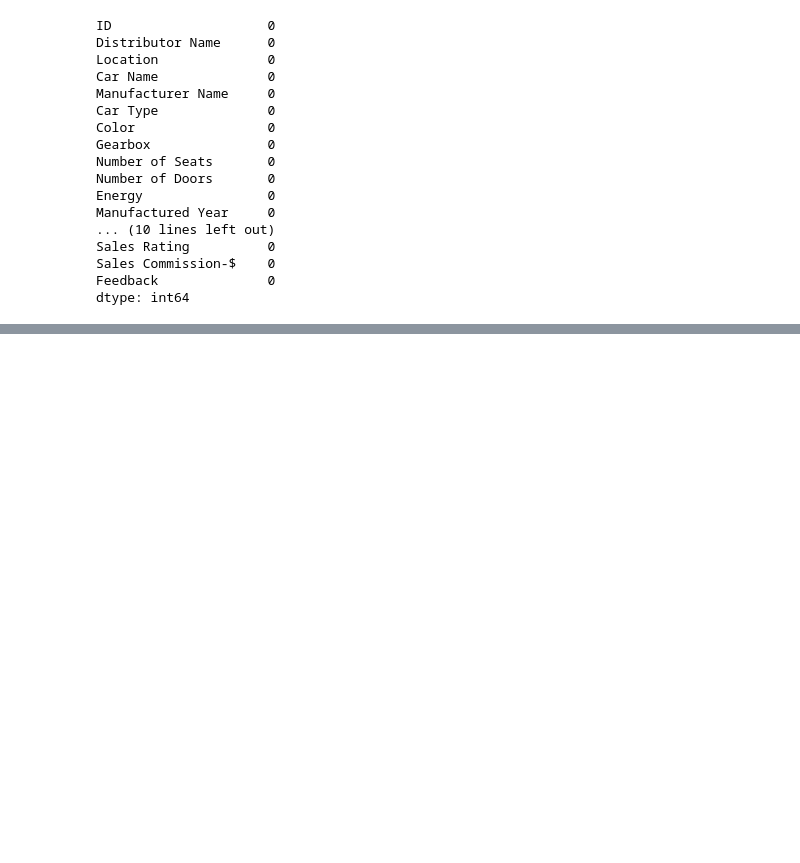
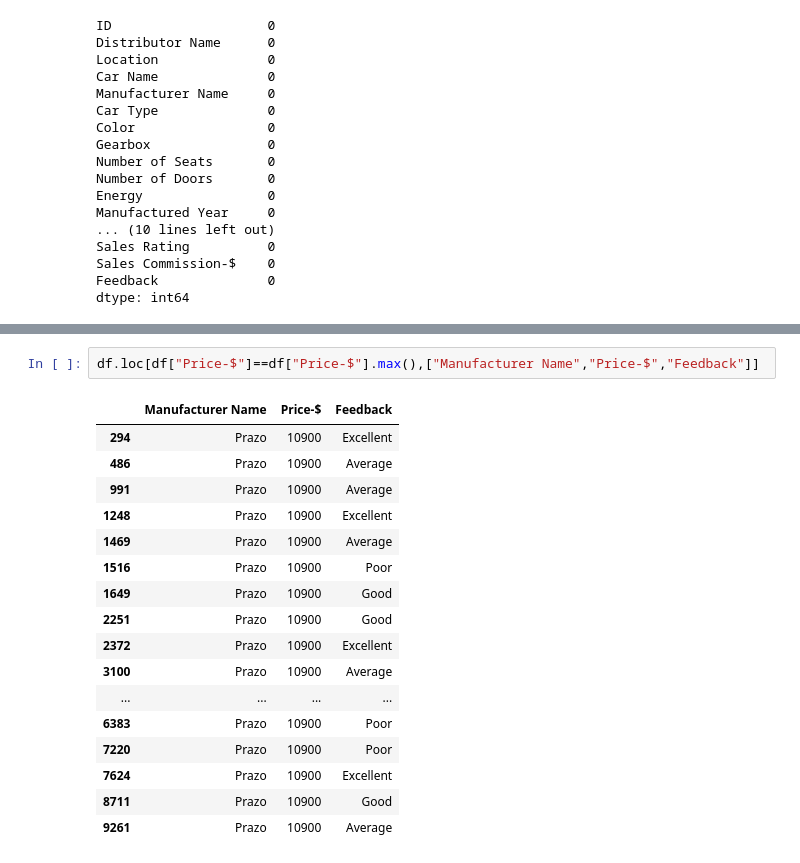
Before and after one commit to 3iraqi-0/mohamed_eleraqi_pandas_task_3, a Jupyter notebook: Used Cars Task.ipynb, the cells around one changed output, grey strips where cells are left out. Cells and saved outputs as stored; diff of their text form; blank space fills up the shorter version.

```diff
--- a/Used Cars Task.ipynb
+++ b/Used Cars Task.ipynb
@@ -115,0 +123,20 @@ dtype: int64
+# %%
+df.loc[df["Price-$"]==df["Price-$"].max(),["Manufacturer Name","Price-$","Feedback"]]
+# %% [output]
+|  | Manufacturer Name | Price-$ | Feedback |
+| 294 | Prazo | 10900 | Excellent |
+| 486 | Prazo | 10900 | Average |
+| 991 | Prazo | 10900 | Average |
+| 1248 | Prazo | 10900 | Excellent |
+| 1469 | Prazo | 10900 | Average |
+| 1516 | Prazo | 10900 | Poor |
+| 1649 | Prazo | 10900 | Good |
+| 2251 | Prazo | 10900 | Good |
+| 2372 | Prazo | 10900 | Excellent |
+| 3100 | Prazo | 10900 | Average |
+| ... | ... | ... | ... |
+| 6383 | Prazo | 10900 | Poor |
+| 7220 | Prazo | 10900 | Poor |
+| 7624 | Prazo | 10900 | Excellent |
+| 8711 | Prazo | 10900 | Good |
+| 9261 | Prazo | 10900 | Average |
```
Also changed, not shown: parts of 21 cells of this notebook, 6 other files.
